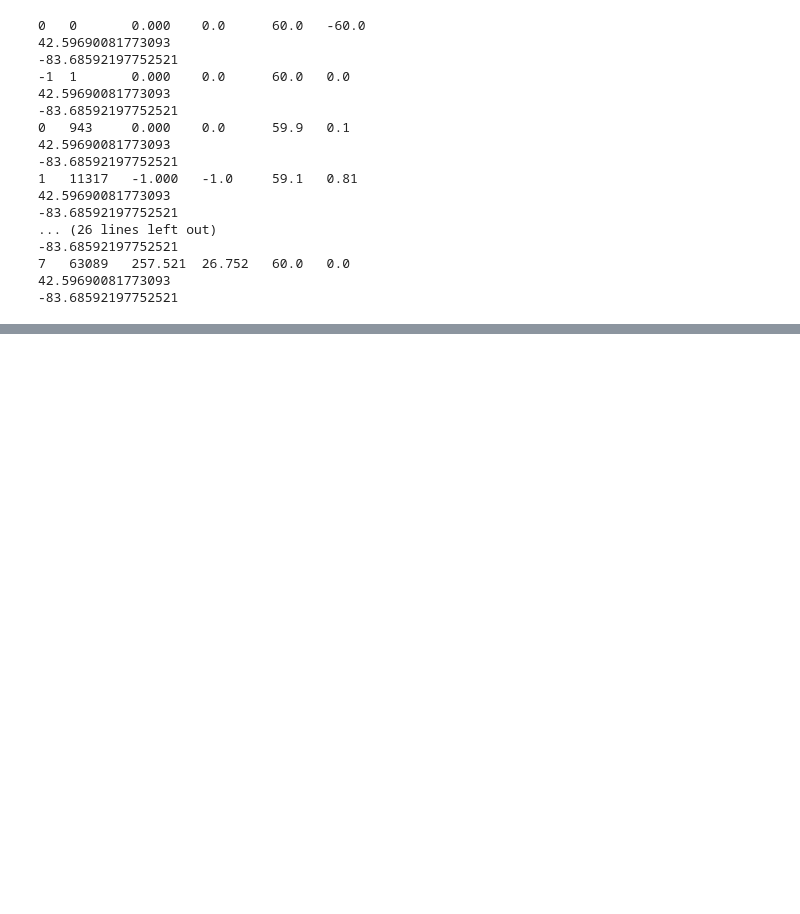
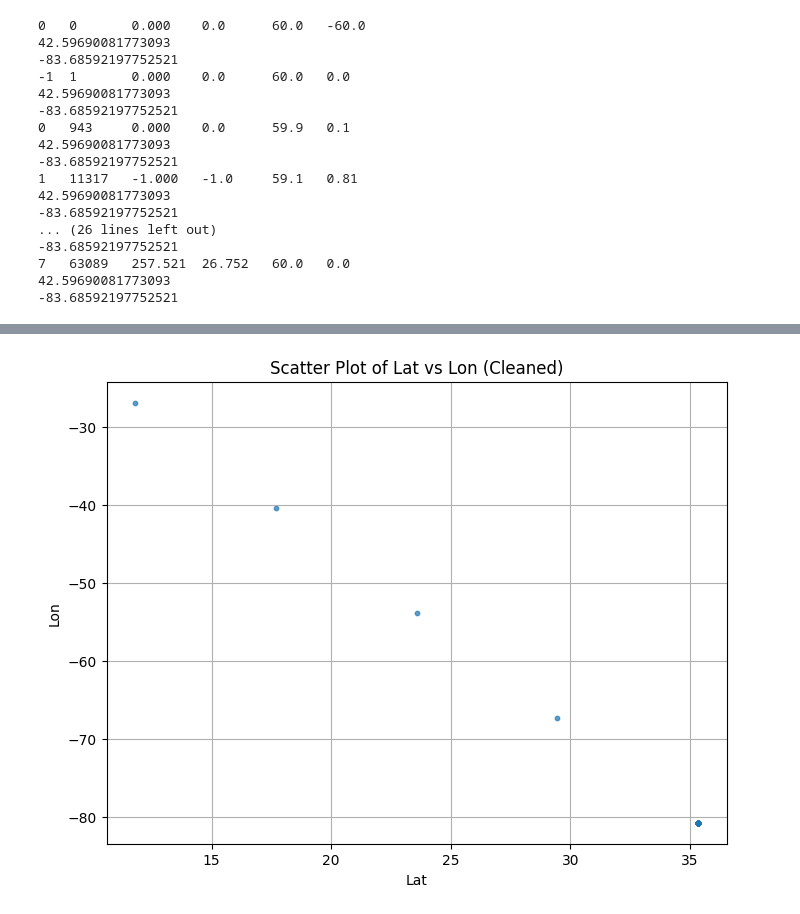
Before and after one commit to conect2ai/Racing4all, a Jupyter notebook: Iracing/iracing_notebook.ipynb, the cells around one changed output, grey strips where cells are left out. Drawn from its saved outputs; the diff is of its cells as text; code cells hidden in the pictures; blank space fills up the shorter version.

```diff
--- a/Iracing/iracing_notebook.ipynb
+++ b/Iracing/iracing_notebook.ipynb
@@ -171,3 +171,9 @@ ir_ibt.close()
 7   63089   257.521  26.752   60.0   0.0
 42.59690081773093
 -83.68592197752521
+# %%
+import pandas as pd
+
+# Replace 'iracing_vars.csv' with your desired filename if needed
+df = pd.read_csv('data/mazda_charllote2.csv',delimiter=',',header=8)
+print(df.head())
@@ -173,0 +240,11 @@ ir_ibt.close()
+# %%
+import matplotlib.pyplot as plt
+plt.figure(figsize=(8,6))
+plt.scatter(df['Lat'], df['Lon'], s=10, alpha=0.7)
+plt.xlabel('Lat')
+plt.ylabel('Lon')
+plt.title('Scatter Plot of Lat vs Lon (Cleaned)')
+plt.grid(True)
+plt.show()
+# %% [output]
+[figure, added]
```
Also changed, not shown: parts of 4 cells of this notebook, 3 other files.
